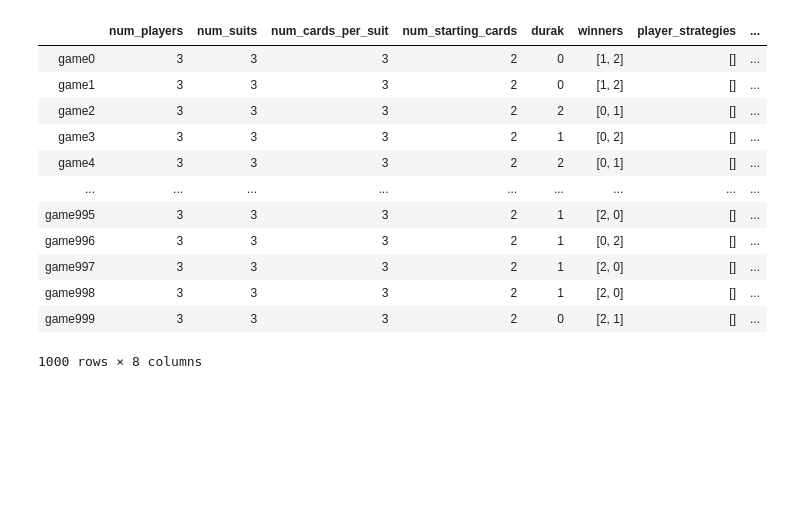
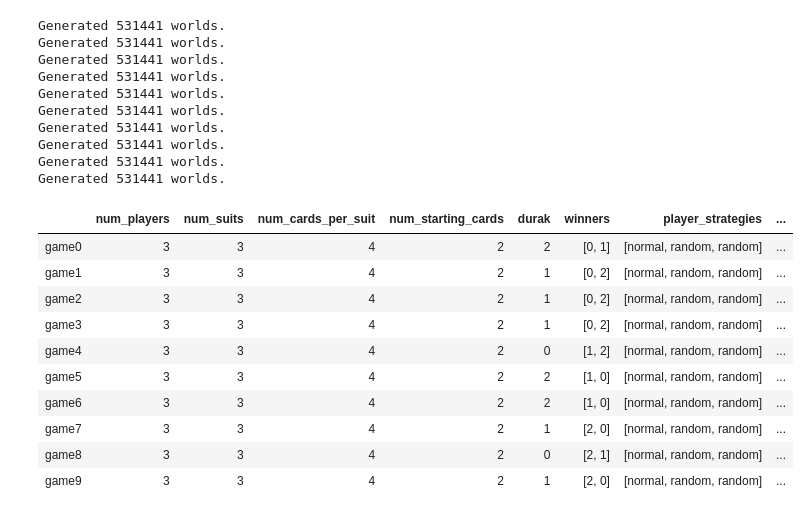
Before and after one commit to BorisWinter/durak, a Jupyter notebook: experiments.ipynb, the cells around one changed output. Saved outputs shown, nothing was run; the diff lists cells and outputs as text; code cells hidden in the pictures; blank space fills up the shorter version.

```diff
--- a/experiments.ipynb
+++ b/experiments.ipynb
@@ -10,22 +10,12 @@ def play_multiple(
     num_games,
     verbose = False,
     num_suits = 3,
-    num_cards_per_suit = 3,
+    num_cards_per_suit = 4,
     num_starting_cards = 2
     ):
 
-    strategies = {
-        "player1" : "random",
-        "player2" : "random",
-        "player3" : "random"
-    }
-
-    knowledge_depths = {
-        "player1" : 1,
-        "player2" : 1,
-        "player3" : 1
-    }
-
+    strategies = ["normal", "normal", "random"]
+    knowledge_depths = [1,1,1]
     data = {}
 
     for i in range(num_games):
@@ -33,7 +23,9 @@ def play_multiple(
             verbose = verbose,
             num_suits = num_suits,
             num_cards_per_suit = num_cards_per_suit,
-            num_starting_cards = num_starting_cards
+            num_starting_cards = num_starting_cards,
+            player_strategies = strategies,
+            player_depths = knowledge_depths
             )
 
         data["game" + str(i)] = durak.play(model)
@@ -41,23 +33,31 @@ def play_multiple(
 
     return data
 # %%
-data = play_multiple(1000, verbose= False)
+data = play_multiple(10, verbose= False)
 df = pd.DataFrame.from_dict(data, orient="index")
 df
 # %% [output]
+Generated 531441 worlds.
+Generated 531441 worlds.
+Generated 531441 worlds.
+Generated 531441 worlds.
+Generated 531441 worlds.
+Generated 531441 worlds.
+Generated 531441 worlds.
+Generated 531441 worlds.
+Generated 531441 worlds.
+Generated 531441 worlds.
 |  | num_players | num_suits | num_cards_per_suit | num_starting_cards | durak | winners | player_strategies | ... |
-| game0 | 3 | 3 | 3 | 2 | 0 | [1, 2] | [] | ... |
-| game1 | 3 | 3 | 3 | 2 | 0 | [1, 2] | [] | ... |
-| game2 | 3 | 3 | 3 | 2 | 2 | [0, 1] | [] | ... |
-| game3 | 3 | 3 | 3 | 2 | 1 | [0, 2] | [] | ... |
-| game4 | 3 | 3 | 3 | 2 | 2 | [0, 1] | [] | ... |
-| ... | ... | ... | ... | ... | ... | ... | ... | ... |
-| game995 | 3 | 3 | 3 | 2 | 1 | [2, 0] | [] | ... |
-| game996 | 3 | 3 | 3 | 2 | 1 | [0, 2] | [] | ... |
-| game997 | 3 | 3 | 3 | 2 | 1 | [2, 0] | [] | ... |
-| game998 | 3 | 3 | 3 | 2 | 1 | [2, 0] | [] | ... |
-| game999 | 3 | 3 | 3 | 2 | 0 | [2, 1] | [] | ... |
+| game0 | 3 | 3 | 4 | 2 | 2 | [0, 1] | [normal, random, random] | ... |
+| game1 | 3 | 3 | 4 | 2 | 1 | [0, 2] | [normal, random, random] | ... |
+| game2 | 3 | 3 | 4 | 2 | 1 | [0, 2] | [normal, random, random] | ... |
+| game3 | 3 | 3 | 4 | 2 | 1 | [0, 2] | [normal, random, random] | ... |
+| game4 | 3 | 3 | 4 | 2 | 0 | [1, 2] | [normal, random, random] | ... |
+| game5 | 3 | 3 | 4 | 2 | 2 | [1, 0] | [normal, random, random] | ... |
+| game6 | 3 | 3 | 4 | 2 | 2 | [1, 0] | [normal, random, random] | ... |
+| game7 | 3 | 3 | 4 | 2 | 1 | [2, 0] | [normal, random, random] | ... |
+| game8 | 3 | 3 | 4 | 2 | 0 | [2, 1] | [normal, random, random] | ... |
+| game9 | 3 | 3 | 4 | 2 | 1 | [2, 0] | [normal, random, random] | ... |
-1000 rows × 8 columns
 # %%
 """
 Percentage of losses per player
```
Also changed, not shown: parts of 2 cells of this notebook, 5 other files.
